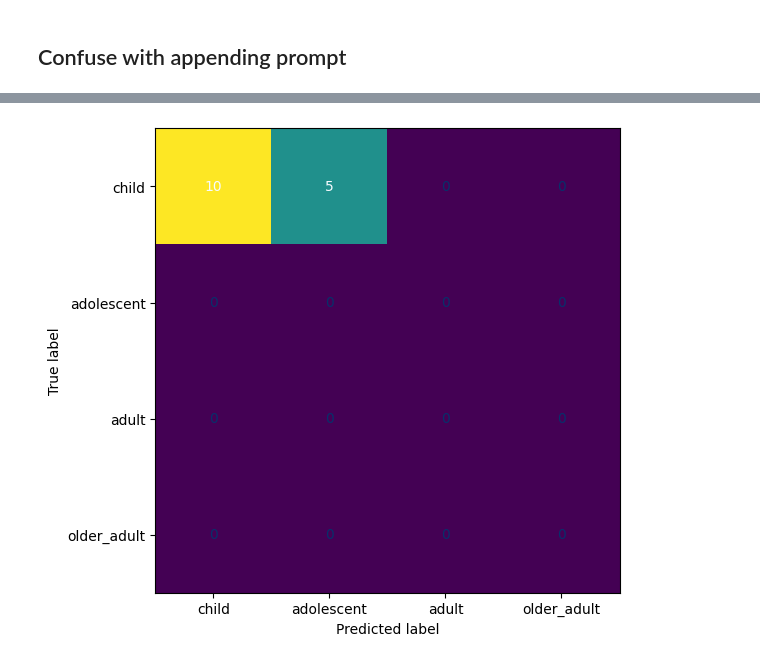
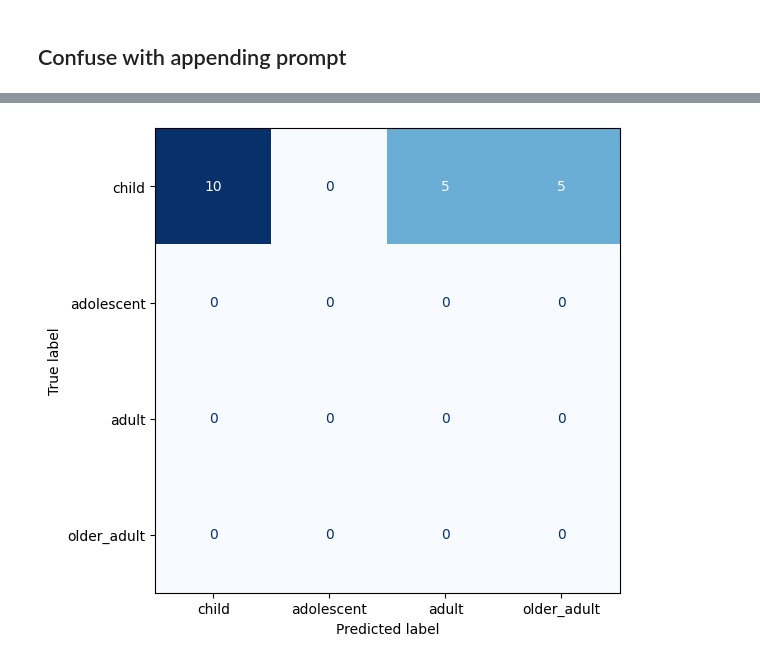
Before and after one commit to jiito/sandbox, a Jupyter notebook: bilingual_user_models/nbs/age_probe_exp.ipynb, the cells around one changed output, grey strips where cells are left out. Cells and saved outputs as stored; diff of their text form; code cells hidden in the pictures.

Commit message:
train the bilingual control probes

```diff
--- a/bilingual_user_models/nbs/age_probe_exp.ipynb
+++ b/bilingual_user_models/nbs/age_probe_exp.ipynb
@@ -157,8 +199,8 @@ def display_cm(
 class Args:
   model_id = "meta-llama/Llama-2-13b-chat-hf"
   access_token = "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"
-  probe_dir = "/root/sandbox/bilingual_user_models/probe_checkpoints/controlling_probe"
-  target_layer = 20
+  probe_dir = "/root/sandbox/bilingual_user_models/probe_checkpoints/original_controlling_probe/controlling_probe"
+  target_layer = 29
   backend = "nnsight"
   device_map = "auto"
   torch_dtype = "float16"
@@ -223,12 +317,13 @@ classes = [
   older_adult_class
 ]
 # %%
-def collect_act_and_predict(model, tokenizer, prompts, probes_by_layer, target_layer, dtype, access_token, device_map, N=1):
+def collect_act_and_predict(model, tokenizer, prompts, probes_by_layer, target_layer, dtype, access_token, device_map, N=1 ,backend="nnsight"):
   all_acts = []
   all_preds = []
   all_logits = []
   for _ in range(N):
-    acts = nnsight_collect_last_token_output(
+    if backend == "nnsight":
+      acts = nnsight_collect_last_token_output(
                 model=model,
                 tokenizer=tokenizer,
                 target_layer=target_layer,
@@ -237,6 +332,14 @@ def collect_act_and_predict(model, tokenizer, prompts, probes_by_layer, target_l
                 access_token=access_token,
                 device_map=device_map,
             )
+    elif backend == "hooks":
+      acts = hooks_collect_last_token_mlp(
+                model=model,
+                tokenizer=tokenizer,
+                target_layer=target_layer,
+                prompts=prompts,
+                device="cuda",
+            )
     preds, logits = predict_with_probes(acts.to(torch.float32), probes_by_layer, target_layer)
     all_acts.append(acts)
     all_preds.append(preds)
@@ -245,4 +348,6 @@ def collect_act_and_predict(model, tokenizer, prompts, probes_by_layer, target_l
   return all_preds, all_logits
 # %% [markdown]
 ## Predict with original prompts
+# %%
+dtype = torch.float16 if args.torch_dtype == "float16" else torch.bfloat16 if args.torch_dtype == "bfloat16" else torch.float32
 # %%
@@ -298,61 +416,40 @@ for pair in classes:
 
     print(f"Processing prompt: '{original_prompt}' (class: {original_age_class})")
 
-    # Collect results across N runs
-    all_original_logits = []
-    all_trigger_logits = []
-    all_trigger_preds = []
+    # Run original prompt N times
+    original_preds, original_logits = collect_act_and_predict(
+        model, tokenizer, [original_prompt], probes_by_layer, args.target_layer,
+        dtype, args.access_token, args.device_map, N=N
+    )
 
-    for run in range(N):
-        print(f"Run {run + 1}/{N}")
+    # Run with trigger words from other classes
+    trigger_prompts = []
+    for age_class in classes:
+        if age_class != original_age_class:
+            trigger_prompt = build_trigger_prompt(original_prompt, age_class.trigger_word)
+            trigger_prompts.append(trigger_prompt)
 
-        # Run original prompt
-        acts_original = nnsight_collect_last_token_output(
-            model=model,
-            tokenizer=tokenizer,
-            target_layer=args.target_layer,
-            prompts=[original_prompt],
-            dtype=dtype,
-            access_token=args.access_token,
-            device_map=args.device_map,
+    if trigger_prompts:
+        trigger_preds, trigger_logits = collect_act_and_predict(
+            model, tokenizer, trigger_prompts, probes_by_layer, args.target_layer,
+            dtype, args.access_token, args.device_map, N=N
         )
 
-        preds_original, logits_original = predict_with_probes(acts_original.to(torch.float32), probes_by_layer, args.target_layer)
-        all_original_logits.append(logits_original)
-
-        # Run with trigger words from other classes
-        trigger_prompts = []
-        for age_class, trigger_words in triggers.items():
-            if age_class != original_age_class:
-                for trigger_word in trigger_words:
-                    trigger_prompt = build_trigger_prompt(original_prompt, trigger_word)
-                    trigger_prompts.append(trigger_prompt)
-
-        if trigger_prompts:
-            acts_trigger = nnsight_collect_last_token_output(
-                model=model,
-                tokenizer=tokenizer,
-                target_layer=args.target_layer,
-                prompts=trigger_prompts,
-                dtype=dtype,
-                access_token=args.access_token,
-                device_map=args.device_map,
-            )
-
-            preds_trigger, logits_trigger = predict_with_probes(acts_trigger.to(torch.float32), probes_by_layer, args.target_layer)
-            all_trigger_logits.append(logits_trigger)
-            all_trigger_preds.append(preds_trigger)
-
-    # Print aggregated results
-    print(f"Original logits across {N} runs: {all_original_logits}")
-    if all_trigger_logits:
+        # Print results
+        print(f"Original logits across {N} runs: {original_logits}")
         print(f"Trigger prompts: {trigger_prompts}")
-        print(f"Trigger logits across {N} runs: {all_trigger_logits}")
+        print(f"Trigger logits across {N} runs: {trigger_logits}")
 
         # Show confusion matrix for all trigger predictions
-        y_true = [label_to_idx[original_age_class]] * (len(all_trigger_preds[0]) * N)
-        all_preds_flat = [pred for run_preds in all_trigger_preds for pred in run_preds.tolist()]
-        display_cm(y_true, all_preds_flat, DEFAULT_AGE_LABELS)
+        # Flatten the predictions to match the structure
+        original_preds_flat = [pred for sublist in original_preds for pred in sublist]
+        trigger_preds_flat = [pred for sublist in trigger_preds for pred in sublist]
+
+        # Create true labels matching the flattened predictions
+        y_true_original = [label_to_idx[original_age_class]] * len(original_preds_flat)
+        y_true_trigger = [label_to_idx[original_age_class]] * len(trigger_preds_flat)
+
+        display_cm(y_true_trigger, trigger_preds_flat, DEFAULT_AGE_LABELS)
 
     print("-" * 80)
 # %% [output]
@@ -376 +473 @@ Trigger logits across 5 runs: [tensor([[0.7559, 0.4912, 0.2226, 0.3261],
-[figure, old version]
+[figure, new version]
```
Also changed, not shown: parts of 18 cells of this notebook, 5 other files.
